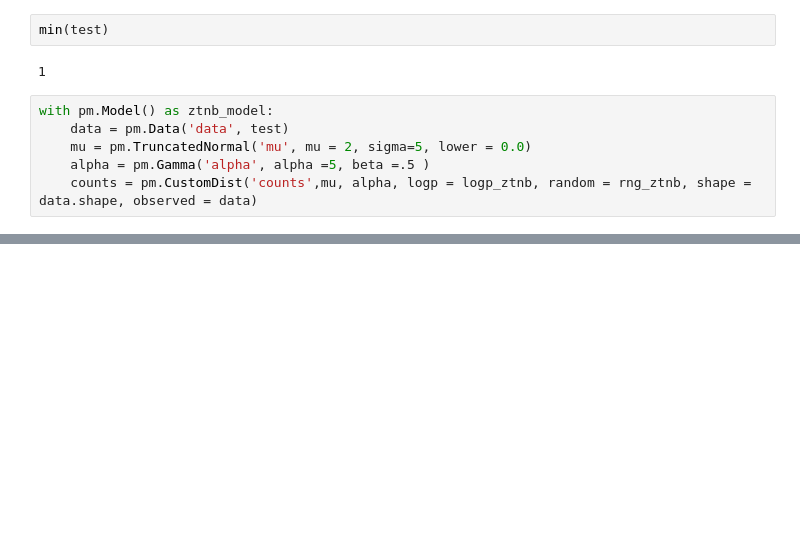
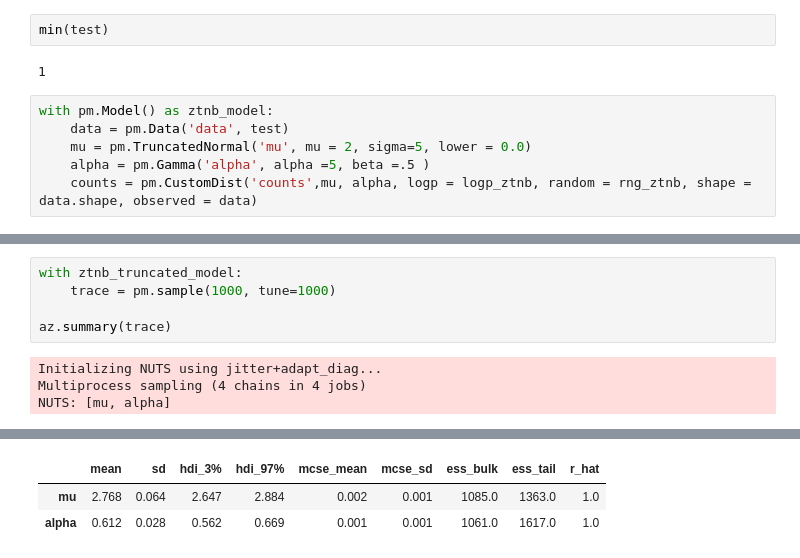
Before and after one commit to DrEntropy/negbin, a Jupyter notebook: neg_bin.ipynb, the cells around one changed output, grey strips where cells are left out. Cells and saved outputs as stored; diff of their text form; blank space fills up the shorter version.

```diff
--- a/neg_bin.ipynb
+++ b/neg_bin.ipynb
@@ -189,0 +206,9 @@ Elapsed time: 12.338392 seconds
+# %%
+with ztnb_truncated_model:
+    trace = pm.sample(1000, tune=1000)
+
+az.summary(trace)
+# %% [output]
+Initializing NUTS using jitter+adapt_diag...
+Multiprocess sampling (4 chains in 4 jobs)
+NUTS: [mu, alpha]
@@ -189,0 +218,3 @@ Elapsed time: 12.338392 seconds
+|  | mean | sd | hdi_3% | hdi_97% | mcse_mean | mcse_sd | ess_bulk | ess_tail | r_hat |
+| mu | 2.768 | 0.064 | 2.647 | 2.884 | 0.002 | 0.001 | 1085.0 | 1363.0 | 1.0 |
+| alpha | 0.612 | 0.028 | 0.562 | 0.669 | 0.001 | 0.001 | 1061.0 | 1617.0 | 1.0 |
```
Also changed, not shown: parts of 8 cells of this notebook.
